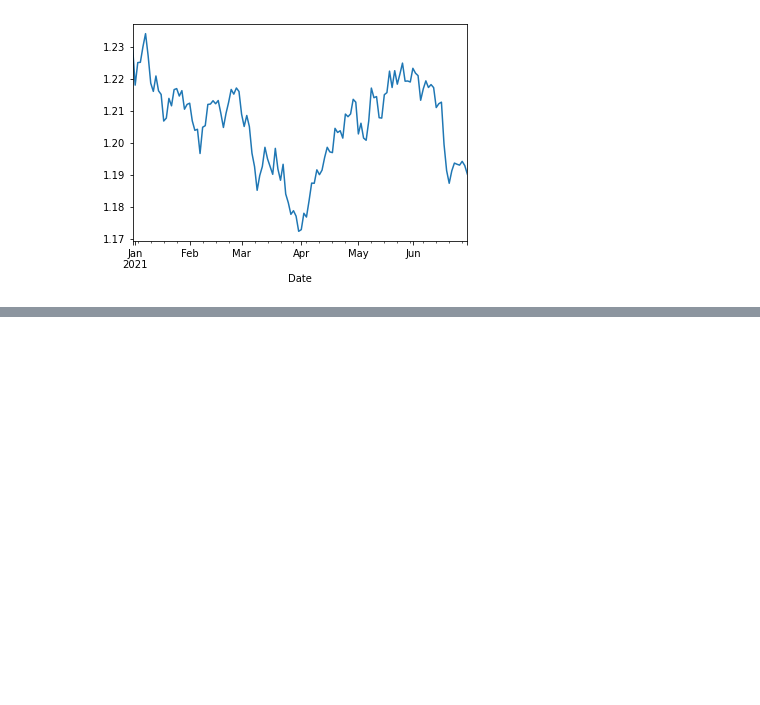
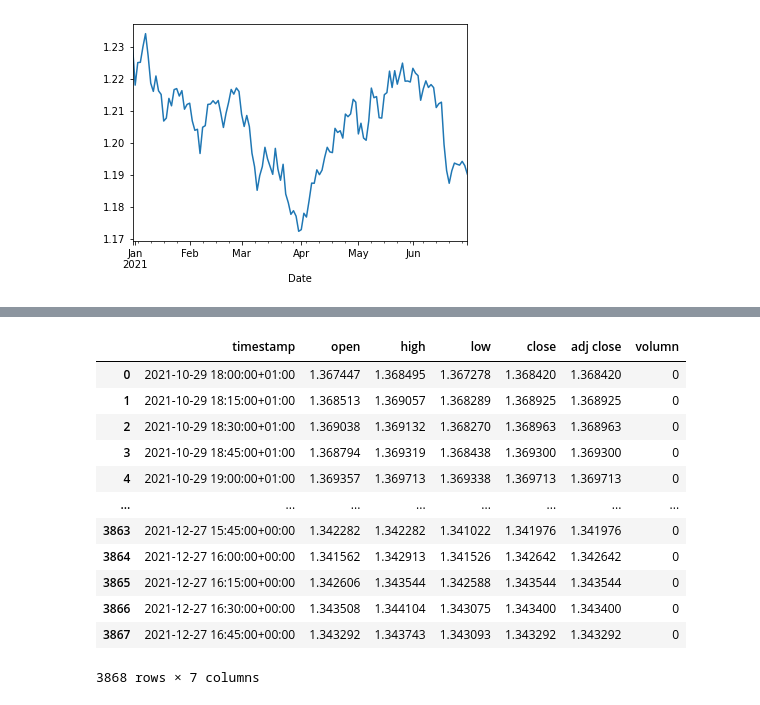
Before and after one commit to phongyanon/PythonInvestment, a Jupyter notebook: ImportYahooFin.ipynb, the cells around one changed output, grey strips where cells are left out. Cells and saved outputs as stored; diff of their text form; code cells hidden in the pictures; blank space fills up the shorter version.

```diff
--- a/ImportYahooFin.ipynb
+++ b/ImportYahooFin.ipynb
@@ -30,3 +30,6 @@ data.Close.plot()
 # %% [output]
 <AxesSubplot:xlabel='Date'>
 [figure]
+# %%
+GBPUSD = pdr.get_data_yahoo("GBPUSD=x", start='2021-10-30', end='2021-12-28', interval = "15m")
+GBPUSD
@@ -32,0 +52,29 @@ data.Close.plot()
+# %%
+bars = GBPUSD
+df = pd.DataFrame({
+    'timestamp': bars.index,
+    'open': bars['Open'],
+    'high': bars['High'],
+    'low': bars['Low'],
+    'close': bars['Close'],
+    'adj close': bars['Adj Close'],
+    'volumn': bars['Volume']
+})
+df['timestamp'] = pd.to_datetime(df['timestamp'], unit='ms')
+df.reset_index(drop=True, inplace=True)
+# %%
+df
+# %% [output]
+|  | timestamp | open | high | low | close | adj close | volumn |
+| 0 | 2021-10-29 18:00:00+01:00 | 1.367447 | 1.368495 | 1.367278 | 1.368420 | 1.368420 | 0 |
+| 1 | 2021-10-29 18:15:00+01:00 | 1.368513 | 1.369057 | 1.368289 | 1.368925 | 1.368925 | 0 |
+| 2 | 2021-10-29 18:30:00+01:00 | 1.369038 | 1.369132 | 1.368270 | 1.368963 | 1.368963 | 0 |
+| 3 | 2021-10-29 18:45:00+01:00 | 1.368794 | 1.369319 | 1.368438 | 1.369300 | 1.369300 | 0 |
+| 4 | 2021-10-29 19:00:00+01:00 | 1.369357 | 1.369713 | 1.369338 | 1.369713 | 1.369713 | 0 |
+| ... | ... | ... | ... | ... | ... | ... | ... |
+| 3863 | 2021-12-27 15:45:00+00:00 | 1.342282 | 1.342282 | 1.341022 | 1.341976 | 1.341976 | 0 |
+| 3864 | 2021-12-27 16:00:00+00:00 | 1.341562 | 1.342913 | 1.341526 | 1.342642 | 1.342642 | 0 |
+| 3865 | 2021-12-27 16:15:00+00:00 | 1.342606 | 1.343544 | 1.342588 | 1.343544 | 1.343544 | 0 |
+| 3866 | 2021-12-27 16:30:00+00:00 | 1.343508 | 1.344104 | 1.343075 | 1.343400 | 1.343400 | 0 |
+| 3867 | 2021-12-27 16:45:00+00:00 | 1.343292 | 1.343743 | 1.343093 | 1.343292 | 1.343292 | 0 |
+3868 rows × 7 columns
```
Also changed, not shown: parts of 2 cells of this notebook, 2 other files.
